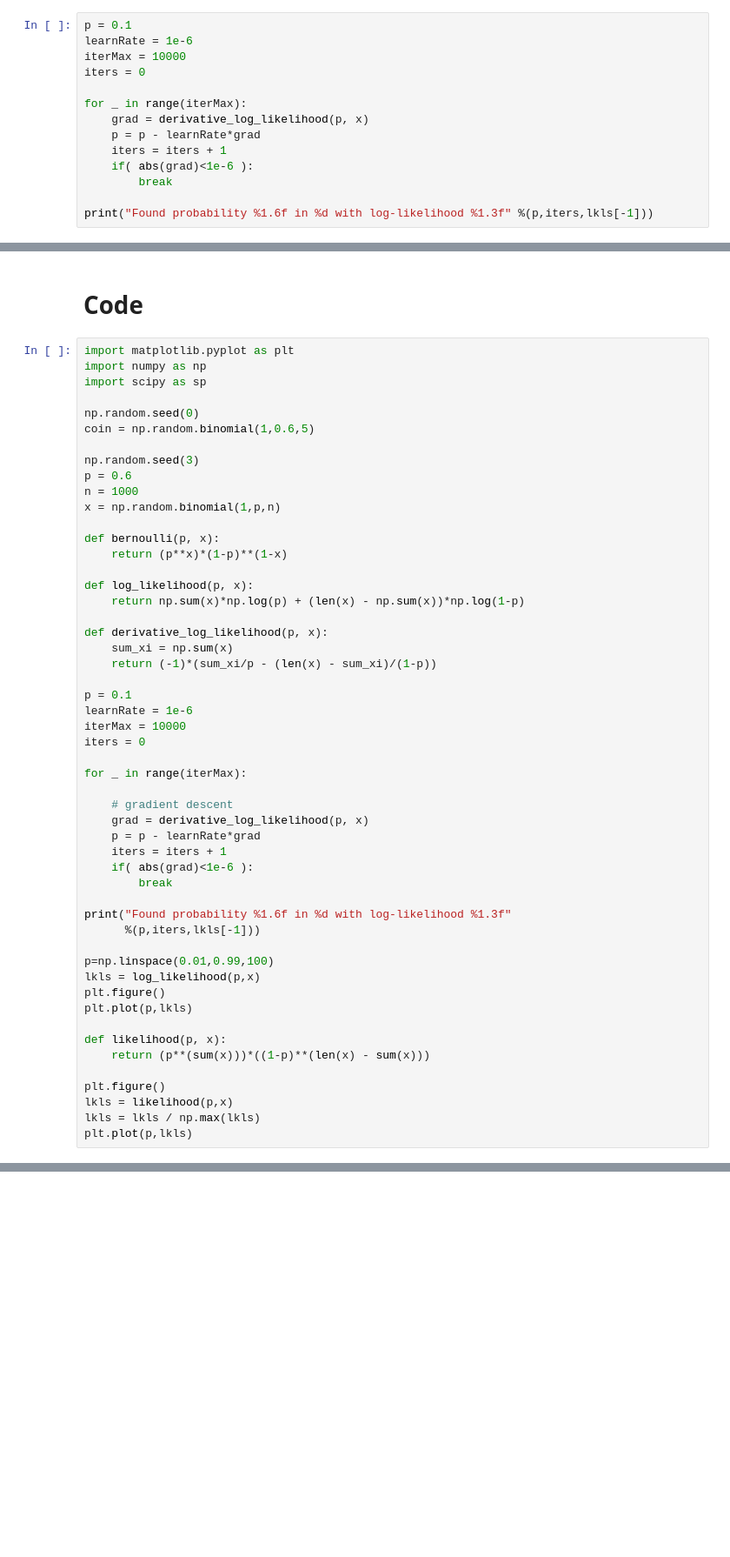
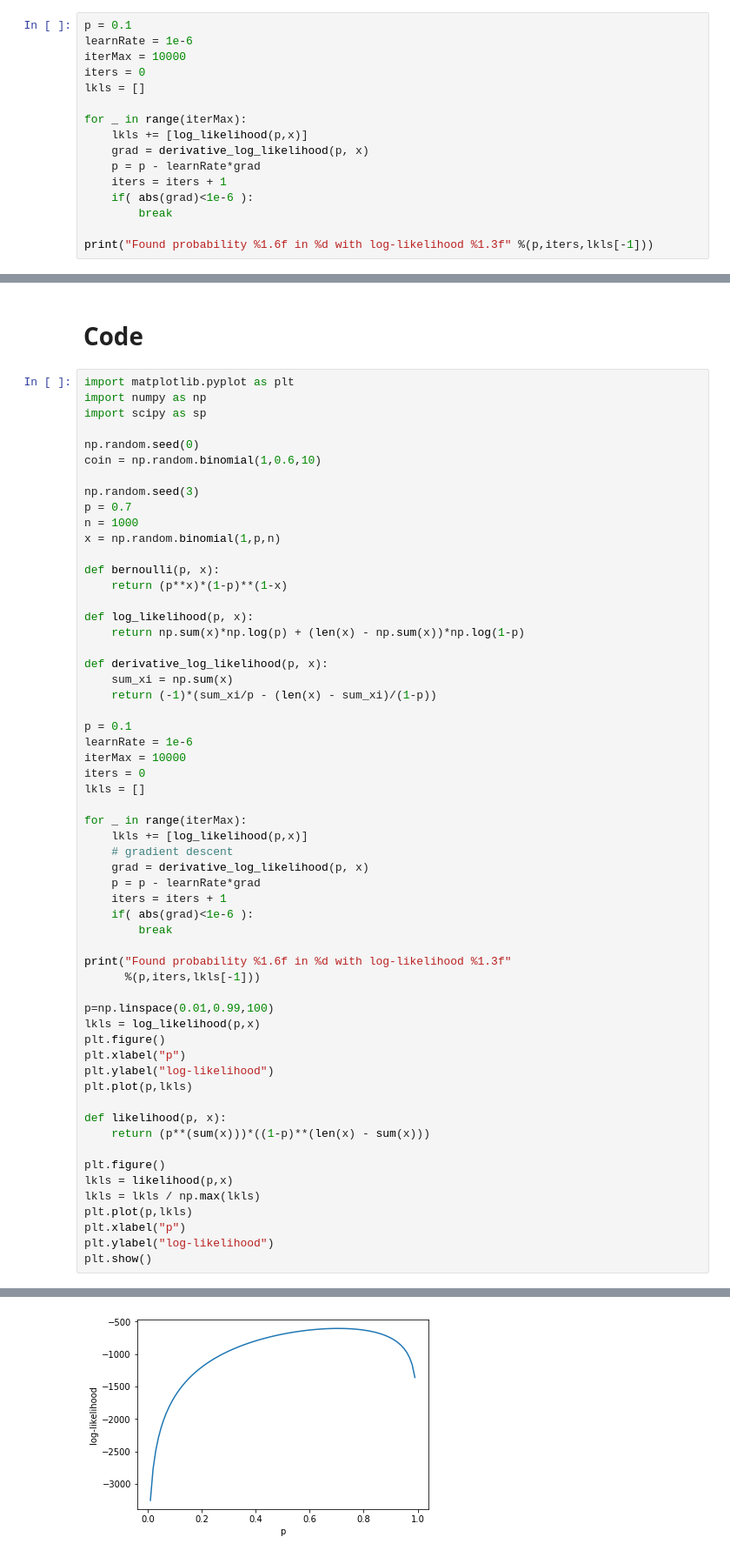
Before and after one commit to ltetrel/ltetrel.github.io, a Jupyter notebook: notebooks/likelihood.ipynb, the cells around one changed output, grey strips where cells are left out. Shown: that part at 87% size. Cells and saved outputs as stored; diff of their text form; blank space fills up the shorter version.

```diff
--- a/notebooks/likelihood.ipynb
+++ b/notebooks/likelihood.ipynb
@@ -151,8 +142,10 @@ p = 0.1
 learnRate = 1e-6
 iterMax = 10000
 iters = 0
+lkls = []
 
 for _ in range(iterMax):
+    lkls += [log_likelihood(p,x)]
     grad = derivative_log_likelihood(p, x)
     p = p - learnRate*grad
     iters = iters + 1
@@ -207,10 +202,10 @@ import numpy as np
 import scipy as sp
 
 np.random.seed(0)
-coin = np.random.binomial(1,0.6,5)
+coin = np.random.binomial(1,0.6,10)
 
 np.random.seed(3)
-p = 0.6
+p = 0.7
 n = 1000
 x = np.random.binomial(1,p,n)
 
@@ -228,9 +223,10 @@ p = 0.1
 learnRate = 1e-6
 iterMax = 10000
 iters = 0
+lkls = []
 
 for _ in range(iterMax):
-
+    lkls += [log_likelihood(p,x)]
     # gradient descent
     grad = derivative_log_likelihood(p, x)
     p = p - learnRate*grad
@@ -244,6 +240,8 @@ print("Found probability %1.6f in %d with log-likelihood %1.3f"
 p=np.linspace(0.01,0.99,100)
 lkls = log_likelihood(p,x)
 plt.figure()
+plt.xlabel("p")
+plt.ylabel("log-likelihood")
 plt.plot(p,lkls)
 
 def likelihood(p, x):
@@ -253,4 +251,7 @@ plt.figure()
 lkls = likelihood(p,x)
 lkls = lkls / np.max(lkls)
 plt.plot(p,lkls)
+plt.xlabel("p")
+plt.ylabel("log-likelihood")
+plt.show()
 # %% [output]
@@ -258,0 +259 @@ Found probability 0.592000 in 5137 with log-likelihood 0.000
+[figure, added]
```
Also changed, not shown: parts of 16 cells of this notebook, 5 other files.
